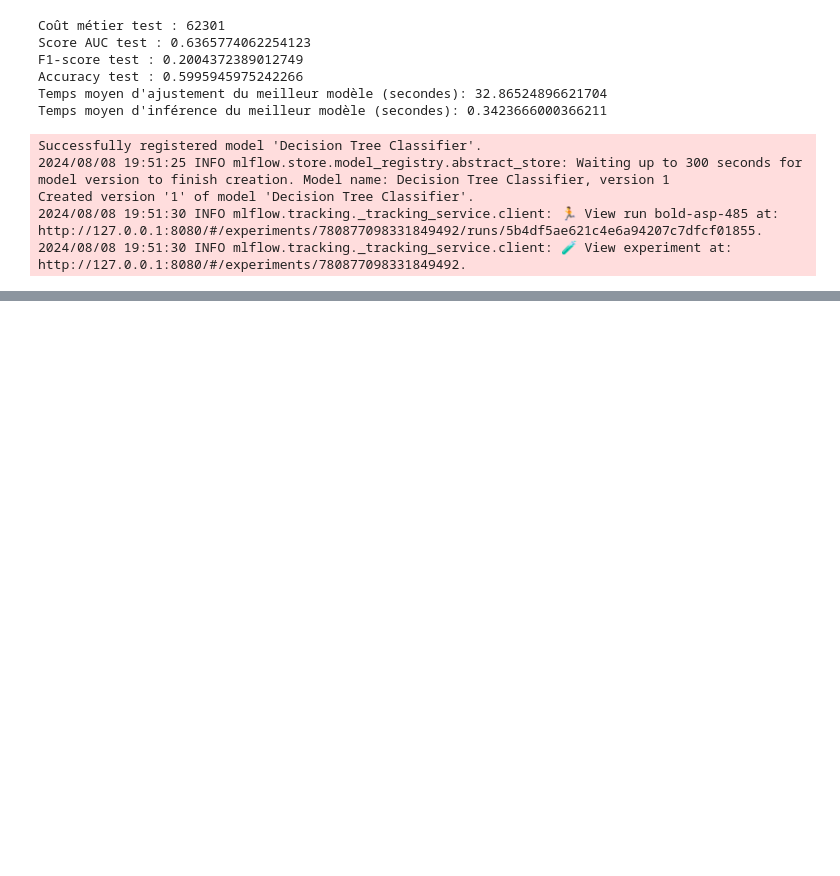
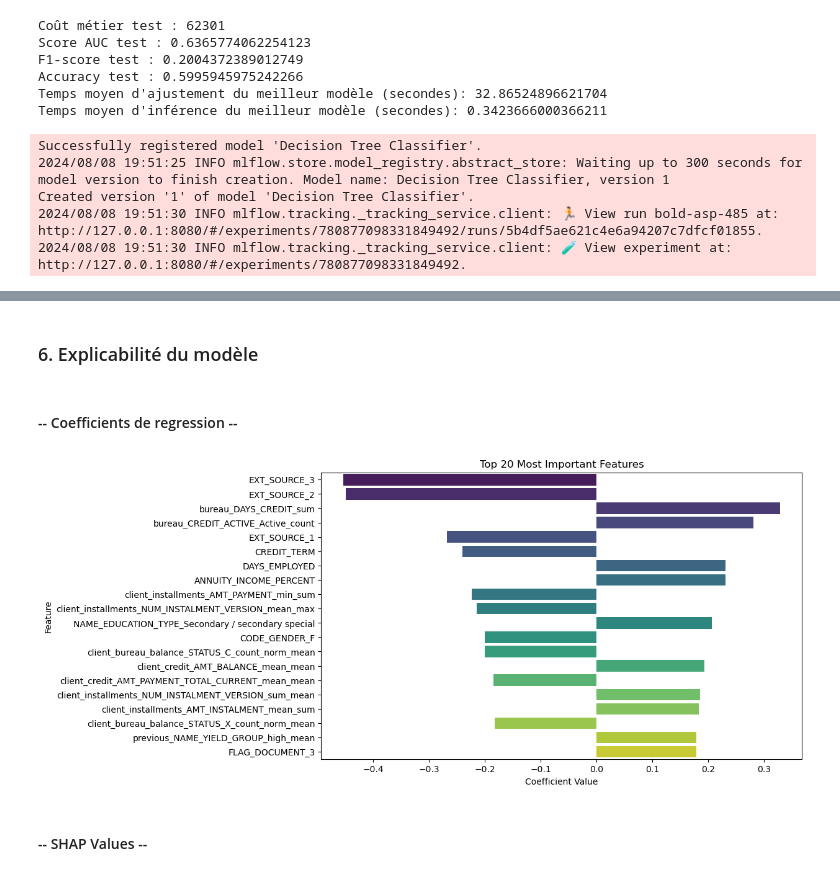
Before and after one commit to CathyTreg/Modele_scoring, a Jupyter notebook: P7_Implementez_un_modele_de_scoring_MLflow_Modeles.ipynb, the cells around one changed output, grey strips where cells are left out. Drawn from its saved outputs; the diff is of its cells as text; code cells hidden in the pictures; blank space fills up the shorter version.

```diff
--- a/P7_Implementez_un_modele_de_scoring_MLflow_Modeles.ipynb
+++ b/P7_Implementez_un_modele_de_scoring_MLflow_Modeles.ipynb
@@ -528,0 +592,40 @@ Created version '1' of model 'Decision Tree Classifier'.
+# %% [markdown]
+### 6. Explicabilité du modèle
+# %%
+# Charger le modèle
+import joblib
+
+model = joblib.load('modele_logRegression.pkl')
+best_model = model.best_estimator_
+logistic_model = best_model.named_steps['classification']
+# %% [markdown]
+#### -- Coefficients de regression --
+# %%
+# get importance
+importance = logistic_model.coef_[0]
+# %%
+# Créer un DataFrame avec les noms des features et leurs importances
+feature_names = X.columns  # Noms des colonnes dans votre jeu de données d'entraînement
+importance_df = pd.DataFrame({
+    'Feature': feature_names,
+    'Importance': importance
+})
+
+# Trier les variables par importance absolue
+importance_df['Absolute_Importance'] = np.abs(importance_df['Importance'])
+importance_df = importance_df.sort_values(by='Absolute_Importance', ascending=False)
+
+# Sélectionner les 20 variables les plus importantes
+top_20_features = importance_df.head(20)
+
+# Visualisation
+plt.figure(figsize=(10, 6))
+sns.barplot(x='Importance', y='Feature', data=top_20_features, hue='Feature', palette='viridis', legend=False)
+plt.title('Top 20 Most Important Features')
+plt.xlabel('Coefficient Value')
+plt.ylabel('Feature')
+plt.show()
+# %% [output]
+[figure, added]
+# %% [markdown]
+#### -- SHAP Values --
```
Also changed, not shown: parts of 18 cells of this notebook, 4 other files.
